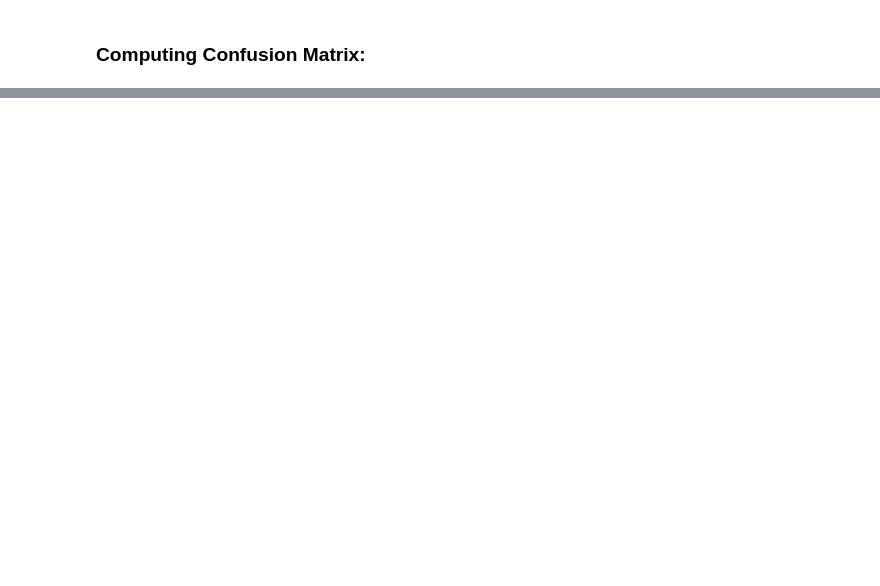
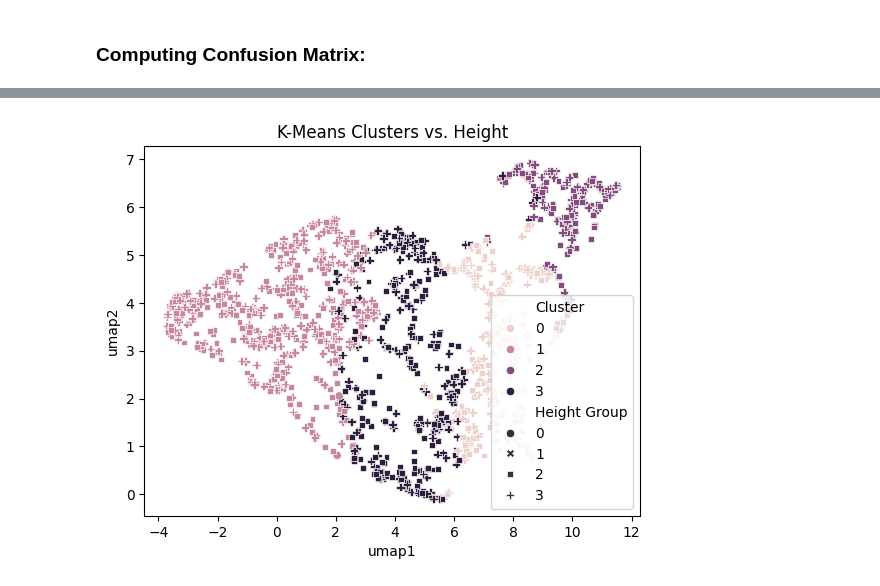
Before and after one commit to Aaron-Loera/Multilabel-ECG-Classification, a Jupyter notebook: Feature_Space.ipynb, the cells around one changed output, grey strips where cells are left out. Cells and saved outputs as stored; diff of their text form; code cells hidden in the pictures; blank space fills up the shorter version.

```diff
--- a/Feature_Space.ipynb
+++ b/Feature_Space.ipynb
@@ -375,3 +628,3 @@ age_train_labels, age_test_labels, age_bucket_intervals = get_metadata_buckets(a
 # %%
 height_buckets = [60, 100, 133, 166, np.inf]
-height_train_labels, height_test_labels, height_bucket_intervals = get_metadata_buckets(height_train_df, height_test_df, buckets=height_buckets)
+height_y_train, height_y_test, height_bucket_intervals = get_metadata_buckets(height_x_train, height_x_test, buckets=height_buckets)
@@ -393,0 +687,9 @@ weight_feature_embeddings = extract_features(checkpoint_path, x_test.loc[weight_
+# %%
+height_train_mask = get_na_mask(height_x_train)
+height_test_mask = get_na_mask(height_x_test)
+
+# Updating the labels for height metadata
+height_y_train = height_y_train[~(height_y_train.isna())]
+height_y_test = height_y_test[~(height_y_test.isna())]
+# %%
+height_embeddings = extract_features(checkpoint_path, x_test[height_test_mask], model_type='c', show_summary=False)
@@ -454,3 +775,5 @@ sex_cluster_labels = display_metadata_clusters(sex_test_df, sex_feature_embeddin
 # %%
-height_cluster_labels = display_metadata_clusters(height_test_labels, height_feature_embeddings, height_bucket_intervals)
+height_cluster_labels = display_metadata_clusters(height_y_test, height_embeddings, height_bucket_intervals)
+# %% [output]
+[figure, added]
 # %%
```
Also changed, not shown: parts of 103 cells of this notebook, 3 other files.
